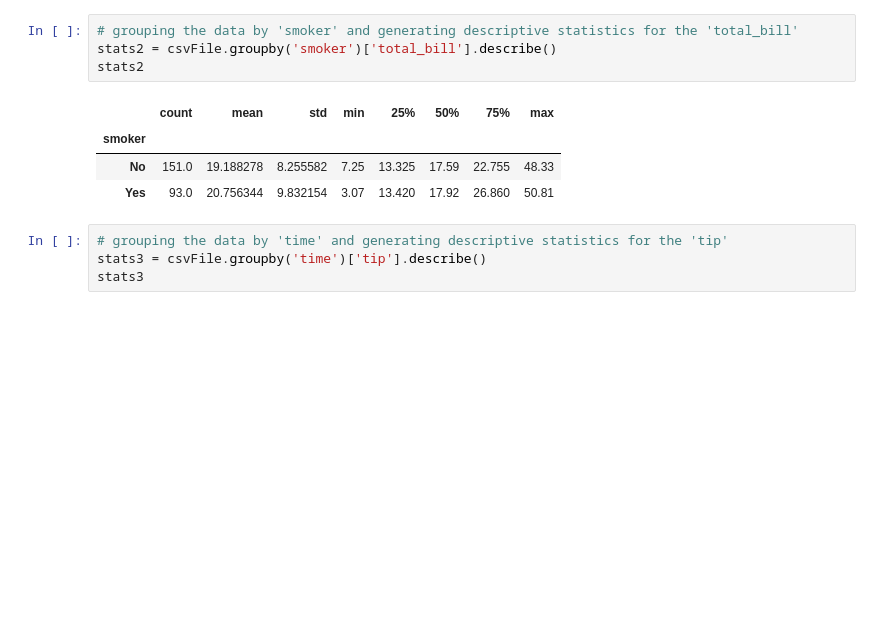
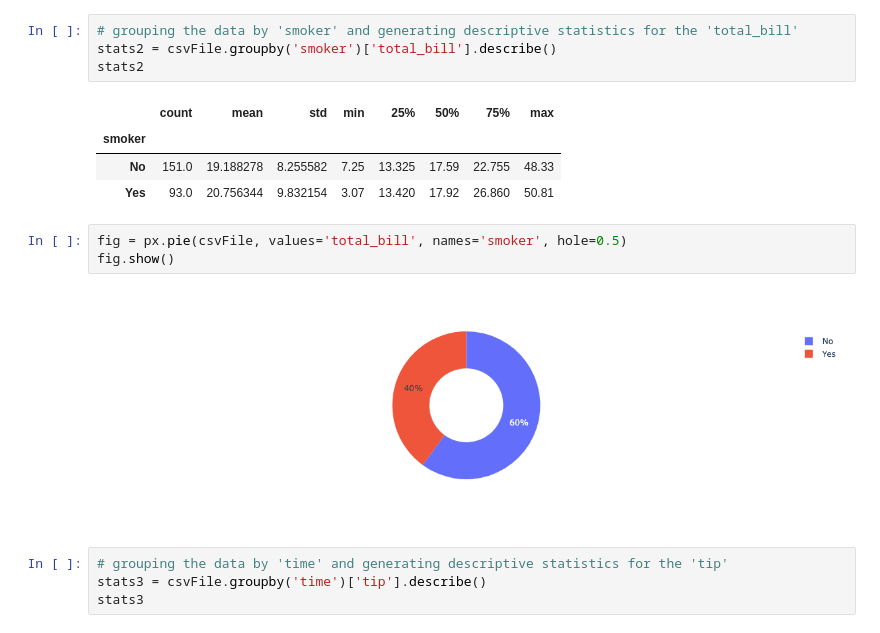
Before and after one commit to Tamatir8/Project_Fishchenko_Python_246-1, a Jupyter notebook: project.ipynb, the cells around one changed output. Drawn from its saved outputs; the diff is of its cells as text; blank space fills up the shorter version.

```diff
--- a/project.ipynb
+++ b/project.ipynb
@@ -111,6 +117,11 @@ stats2
 | smoker |  |  |  |  |  |  |  |  |
 | No | 151.0 | 19.188278 | 8.255582 | 7.25 | 13.325 | 17.59 | 22.755 | 48.33 |
 | Yes | 93.0 | 20.756344 | 9.832154 | 3.07 | 13.420 | 17.92 | 26.860 | 50.81 |
+# %%
+fig = px.pie(csvFile, values='total_bill', names='smoker', hole=0.5)
+fig.show()
+# %% [output]
+[figure, added]
 # %%
 # grouping the data by 'time' and generating descriptive statistics for the 'tip'
 stats3 = csvFile.groupby('time')['tip'].describe()
```
Also changed, not shown: parts of 3 cells of this notebook.
